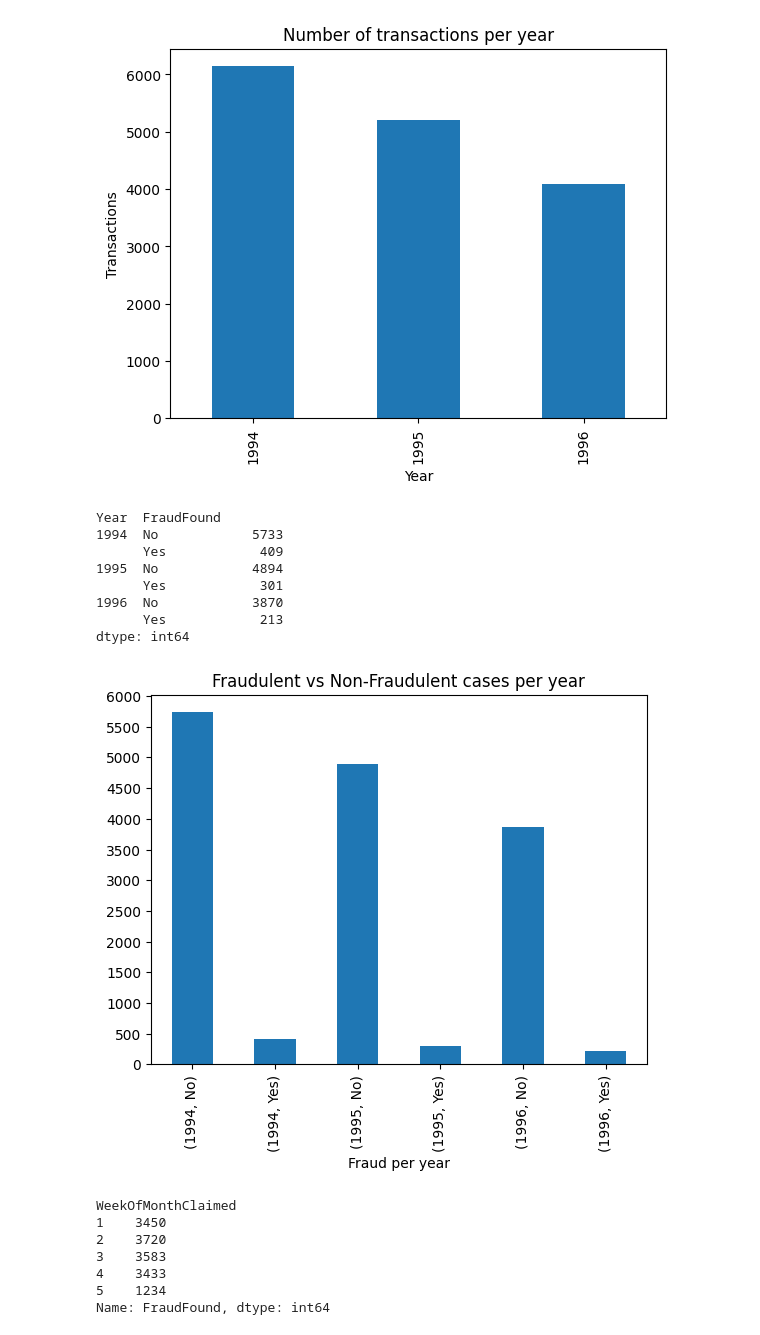
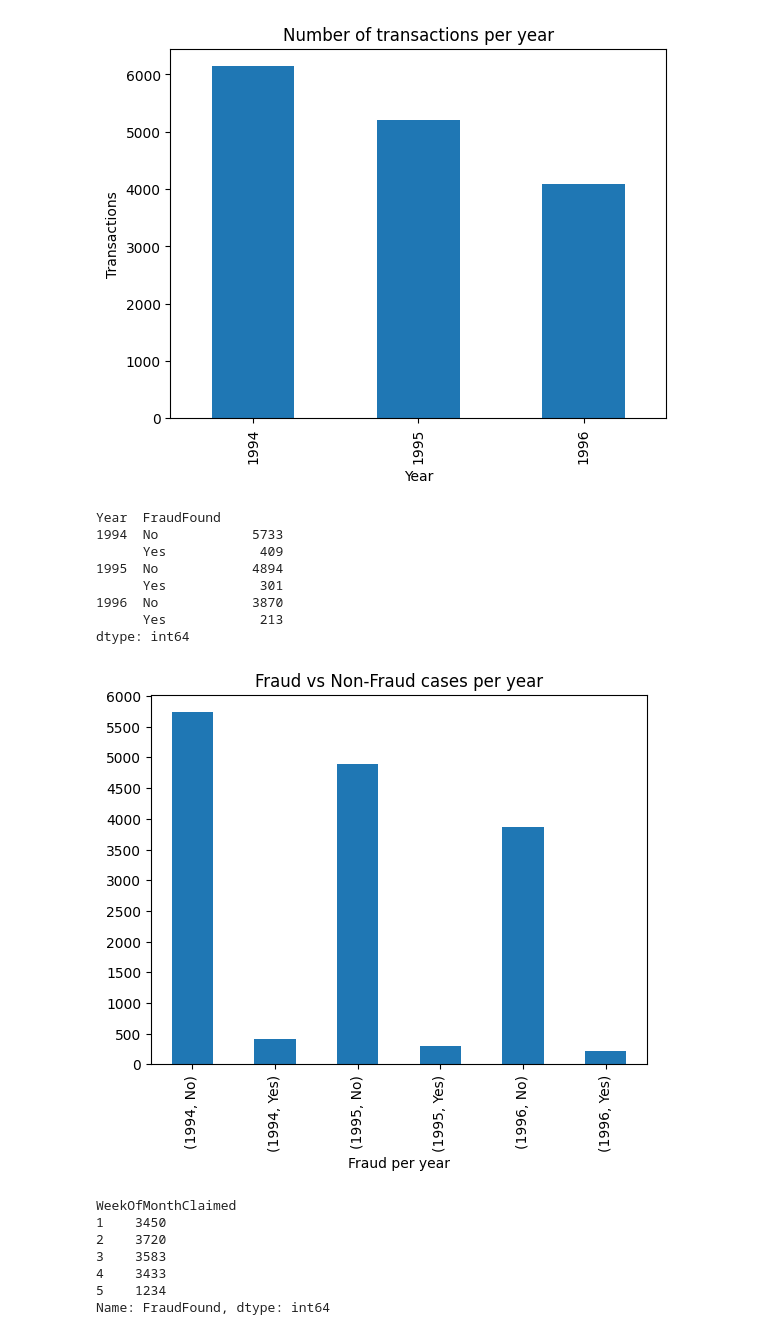
Before and after one commit to zvsuarez/insurance-fraud-pipeline, a Jupyter notebook: eda.ipynb, the cells around one changed output. Saved outputs shown, nothing was run; the diff lists cells and outputs as text; code cells hidden in the pictures.

```diff
--- a/eda.ipynb
+++ b/eda.ipynb
@@ -98,20 +99,20 @@ Name: FraudFound, dtype: int64
 # %%
 print(df.groupby(['Year','FraudFound']).size())
 df.groupby(['Year','FraudFound']).size().plot(kind='bar')
 plt.xlabel('Fraud per year')
-plt.title('Fraudulent vs Non-Fraudulent cases per year')
+plt.title('Fraud vs Non-Fraud cases per year')
 plt.yticks(np.arange(0,6500,500))
 plt.show()
 # %% [output]
 Year  FraudFound
 1994  No            5733
       Yes            409
 1995  No            4894
       Yes            301
 1996  No            3870
       Yes            213
 dtype: int64
-[figure, old version]
+[figure, new version]
 # %%
 print(df.groupby('WeekOfMonthClaimed')['FraudFound'].size())
 df.groupby('WeekOfMonthClaimed')['FraudFound'].size().plot(kind='bar')
```
Also changed, not shown: parts of 32 cells of this notebook.
